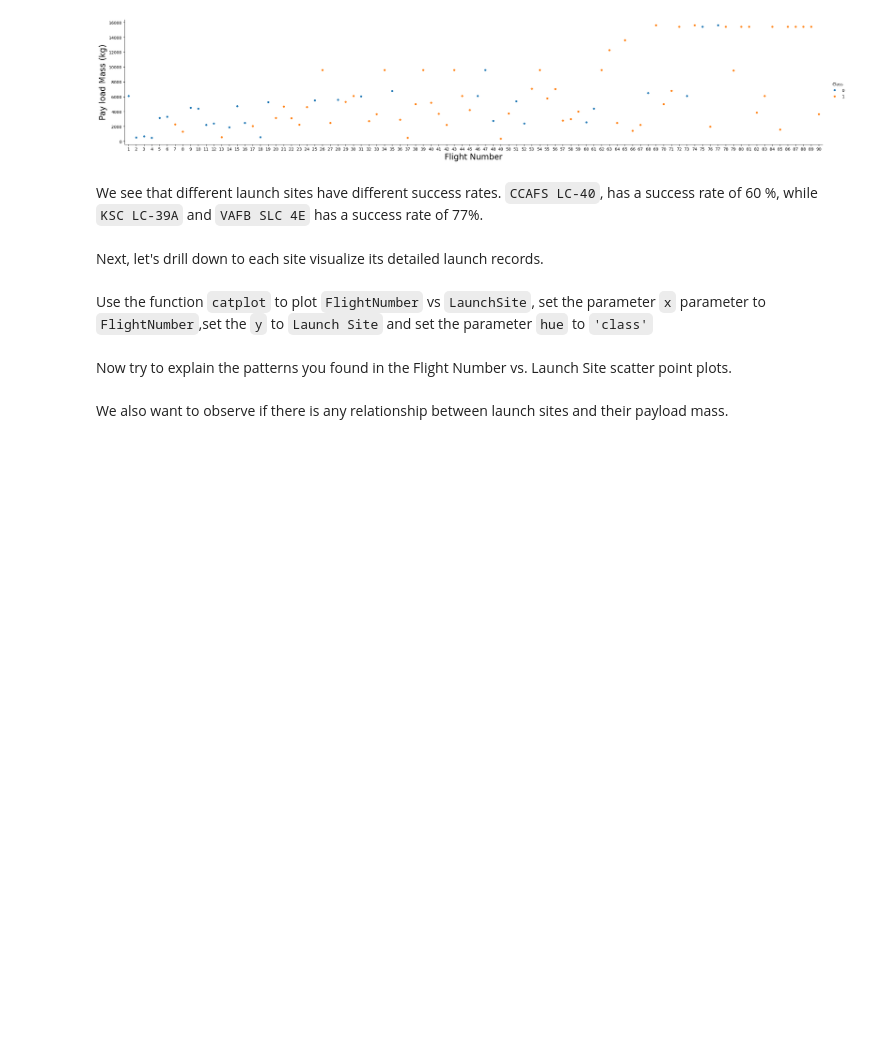
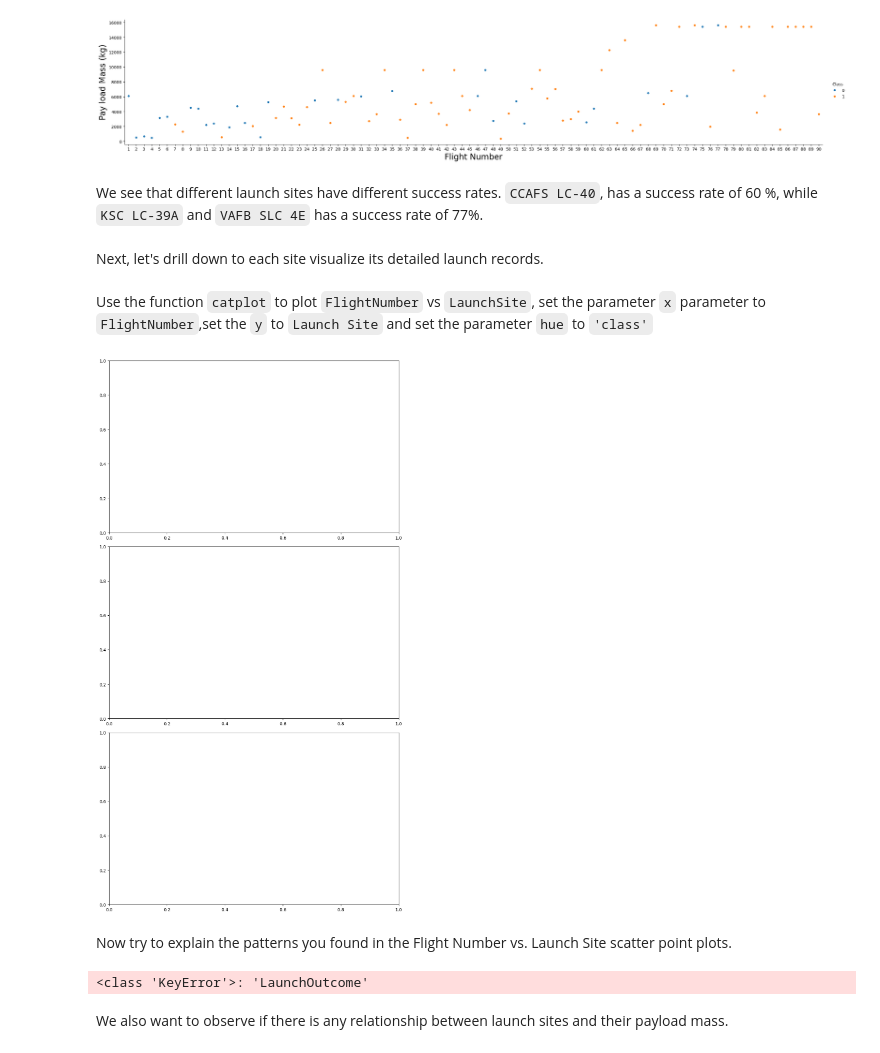
Before and after one commit to meetsivasis/SpaceX, a Jupyter notebook: jupyter-labs-eda-dataviz.ipynb.jupyterlite.ipynb, the cells around one changed output. Drawn from its saved outputs; the diff is of its cells as text; code cells hidden in the pictures; blank space fills up the shorter version.

```diff
--- a/jupyter-labs-eda-dataviz.ipynb.jupyterlite.ipynb
+++ b/jupyter-labs-eda-dataviz.ipynb.jupyterlite.ipynb
@@ -93,2 +89,36 @@ Use the function <code>catplot</code> to plot <code>FlightNumber</code> vs <code
+# %%
+import matplotlib.pyplot as plt
+import seaborn as sns
+
+# Assuming df contains the necessary columns ('LaunchSite', 'FlightNumber', 'PayloadMass', 'LaunchOutcome')
+
+# Create subplots for each launch site
+launch_sites = df['LaunchSite'].unique()
+
+# Set up the subplots
+fig, axes = plt.subplots(nrows=len(launch_sites), ncols=1, figsize=(10, 6 * len(launch_sites)))
+
+# Loop through each launch site
+for i, site in enumerate(launch_sites):
+    # Filter data for the current launch site
+    site_data = df[df['LaunchSite'] == site]
+
+    # Check if 'LaunchOutcome' column is present
+    if 'LaunchOutcome' in site_data.columns:
+        # Bar plot for success/failure count for each launch site
+        sns.countplot(x='LaunchOutcome', data=site_data, ax=axes[i], palette='viridis', order=['Success', 'Failure'])
+
+        # Add labels and title
+        axes[i].set_xlabel('Launch Outcome')
+        axes[i].set_ylabel('Count')
+        axes[i].set_title(f'Detailed Launch Records for {site}')
+
+# Adjust layout
+plt.tight_layout()
+
+# Show the plot
+plt.show()
+# %% [output]
+[figure, added]
 # %% [markdown]
 Now try to explain the patterns you found in the Flight Number vs. Launch Site scatter point plots.
@@ -97,2 +125,6 @@ Now try to explain the patterns you found in the Flight Number vs. Launch Site s
+# %%
+print(df['LaunchOutcome'].unique())
+# %% [output]
+<class 'KeyError'>: 'LaunchOutcome'
 # %% [markdown]
 We also want to observe if there is any relationship between launch sites and their payload mass.
```
Also changed, not shown: parts of 7 cells of this notebook.
